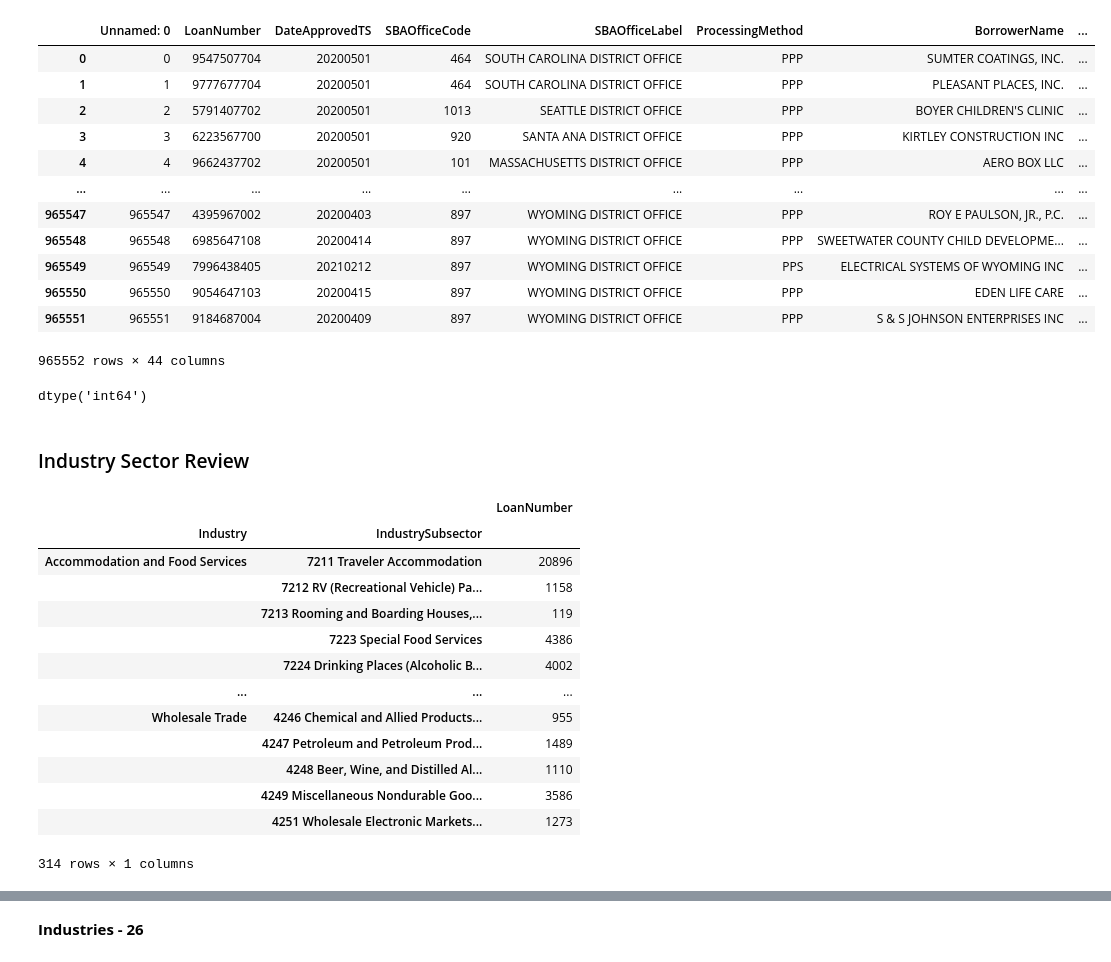
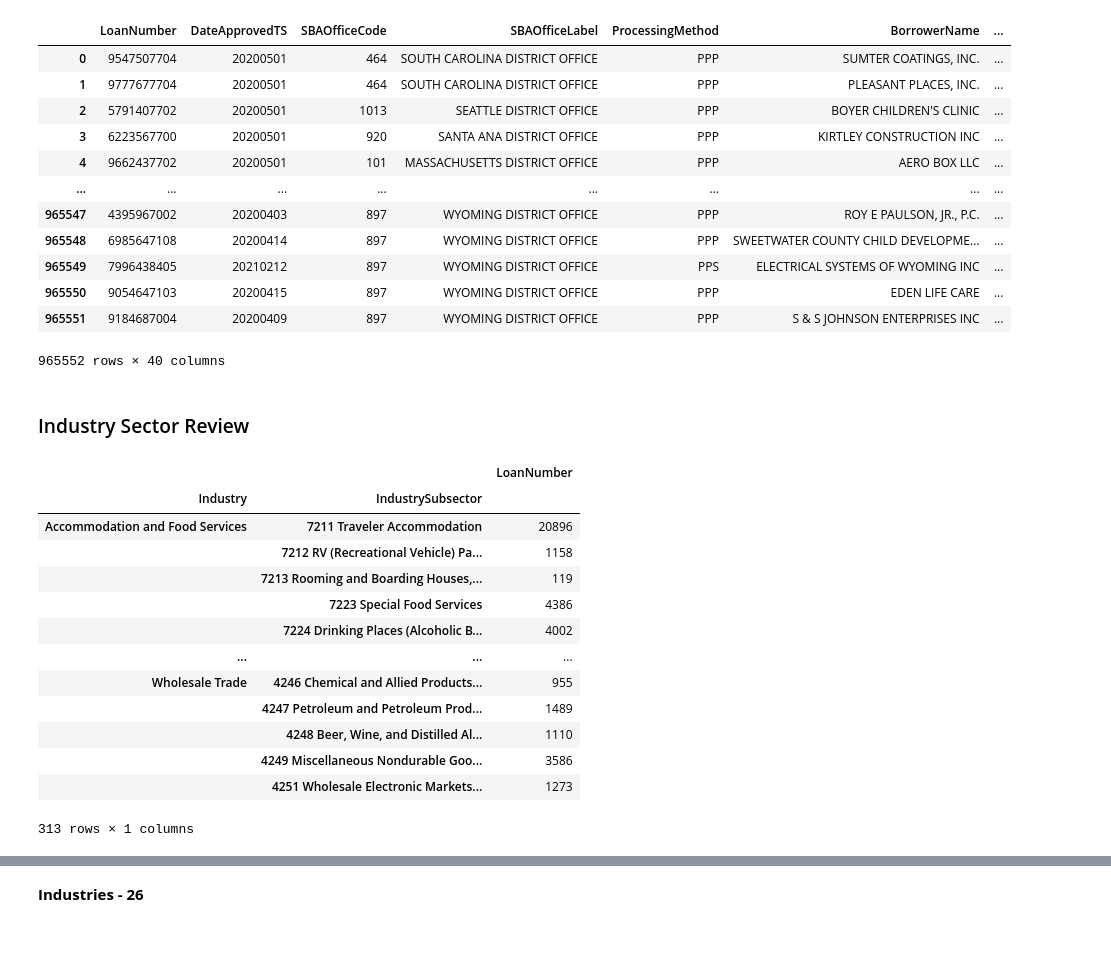
Before and after one commit to cspence001/mapdata_finalization_notebooks, a Jupyter notebook: main_hashing23.ipynb, the cells around one changed output, grey strips where cells are left out. Drawn from its saved outputs; the diff is of its cells as text; code cells hidden in the pictures.

Commit message:
update dataview, NAICS refactor, nb clean, dtypes

```diff
--- a/main_hashing23.ipynb
+++ b/main_hashing23.ipynb
@@ -2,32 +2,29 @@
 import pandas as pd
 import numpy as np
 # %%
-ppp_df_23= pd.read_csv("../data/ppp_pipe23.csv")
+ppp_df_23= pd.read_csv("../data/ppp_pipe23.csv", index_col=0)
 ppp_df_23
 # %% [output]
-|  | Unnamed: 0 | LoanNumber | DateApprovedTS | SBAOfficeCode | SBAOfficeLabel | ProcessingMethod | BorrowerName | ... |
-| 0 | 0 | 9547507704 | 20200501 | 464 | SOUTH CAROLINA DISTRICT OFFICE | PPP | SUMTER COATINGS, INC. | ... |
-| 1 | 1 | 9777677704 | 20200501 | 464 | SOUTH CAROLINA DISTRICT OFFICE | PPP | PLEASANT PLACES, INC. | ... |
-| 2 | 2 | 5791407702 | 20200501 | 1013 | SEATTLE DISTRICT OFFICE | PPP | BOYER CHILDREN'S CLINIC | ... |
-| 3 | 3 | 6223567700 | 20200501 | 920 | SANTA ANA DISTRICT OFFICE | PPP | KIRTLEY CONSTRUCTION INC | ... |
-| 4 | 4 | 9662437702 | 20200501 | 101 | MASSACHUSETTS DISTRICT OFFICE | PPP | AERO BOX LLC | ... |
-| ... | ... | ... | ... | ... | ... | ... | ... | ... |
-| 965547 | 965547 | 4395967002 | 20200403 | 897 | WYOMING DISTRICT OFFICE | PPP | ROY E PAULSON, JR., P.C. | ... |
-| 965548 | 965548 | 6985647108 | 20200414 | 897 | WYOMING DISTRICT OFFICE | PPP | SWEETWATER COUNTY CHILD DEVELOPME... | ... |
-| 965549 | 965549 | 7996438405 | 20210212 | 897 | WYOMING DISTRICT OFFICE | PPS | ELECTRICAL SYSTEMS OF WYOMING INC | ... |
-| 965550 | 965550 | 9054647103 | 20200415 | 897 | WYOMING DISTRICT OFFICE | PPP | EDEN LIFE CARE | ... |
-| 965551 | 965551 | 9184687004 | 20200409 | 897 | WYOMING DISTRICT OFFICE | PPP | S & S JOHNSON ENTERPRISES INC | ... |
+|  | LoanNumber | DateApprovedTS | SBAOfficeCode | SBAOfficeLabel | ProcessingMethod | BorrowerName | ... |
+| 0 | 9547507704 | 20200501 | 464 | SOUTH CAROLINA DISTRICT OFFICE | PPP | SUMTER COATINGS, INC. | ... |
+| 1 | 9777677704 | 20200501 | 464 | SOUTH CAROLINA DISTRICT OFFICE | PPP | PLEASANT PLACES, INC. | ... |
+| 2 | 5791407702 | 20200501 | 1013 | SEATTLE DISTRICT OFFICE | PPP | BOYER CHILDREN'S CLINIC | ... |
+| 3 | 6223567700 | 20200501 | 920 | SANTA ANA DISTRICT OFFICE | PPP | KIRTLEY CONSTRUCTION INC | ... |
+| 4 | 9662437702 | 20200501 | 101 | MASSACHUSETTS DISTRICT OFFICE | PPP | AERO BOX LLC | ... |
+| ... | ... | ... | ... | ... | ... | ... | ... |
+| 965547 | 4395967002 | 20200403 | 897 | WYOMING DISTRICT OFFICE | PPP | ROY E PAULSON, JR., P.C. | ... |
+| 965548 | 6985647108 | 20200414 | 897 | WYOMING DISTRICT OFFICE | PPP | SWEETWATER COUNTY CHILD DEVELOPME... | ... |
+| 965549 | 7996438405 | 20210212 | 897 | WYOMING DISTRICT OFFICE | PPS | ELECTRICAL SYSTEMS OF WYOMING INC | ... |
+| 965550 | 9054647103 | 20200415 | 897 | WYOMING DISTRICT OFFICE | PPP | EDEN LIFE CARE | ... |
+| 965551 | 9184687004 | 20200409 | 897 | WYOMING DISTRICT OFFICE | PPP | S & S JOHNSON ENTERPRISES INC | ... |
-965552 rows × 44 columns
+965552 rows × 40 columns
-# %%
-ppp_df_23["NAICSCode"].dtype
-# %% [output]
-dtype('int64')
 # %% [markdown]
 <h3>Industry Sector Review
 # %%
 #pd.set_option('display.max_rows', None)
 ppp_df_industry = ppp_df_23.groupby(["Industry", "IndustrySubsector"]).agg({ "LoanNumber": 'count'})
-ppp_df_industry #312
+ppp_df_industry.to_csv("../data/documents/industry/INDSScount.csv")
+ppp_df_industry
 # %% [output]
 |  |  | LoanNumber |
 | Industry | IndustrySubsector |  |
@@ -42,6 +39,6 @@ ppp_df_industry #312
 |  | 4248 Beer, Wine, and Distilled Al... | 1110 |
 |  | 4249 Miscellaneous Nondurable Goo... | 3586 |
 |  | 4251 Wholesale Electronic Markets... | 1273 |
-314 rows × 1 columns
+313 rows × 1 columns
 # %%
 ppp_df_industry = ppp_df_23.groupby(["Industry", "IndustrySubsector", "Loan_Range", "BusinessType"]).agg({ "LoanNumber": 'count'})
```
Also changed, not shown: parts of 19 cells of this notebook, 10 other files.
